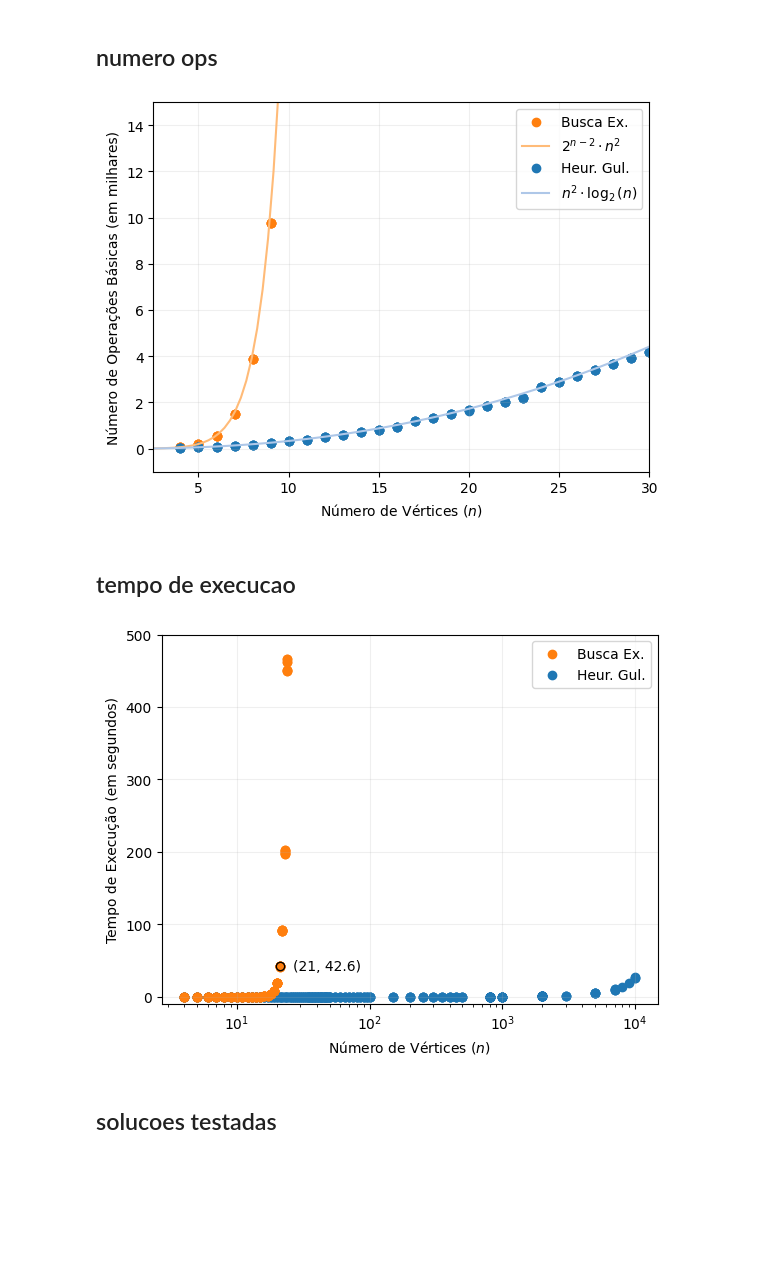
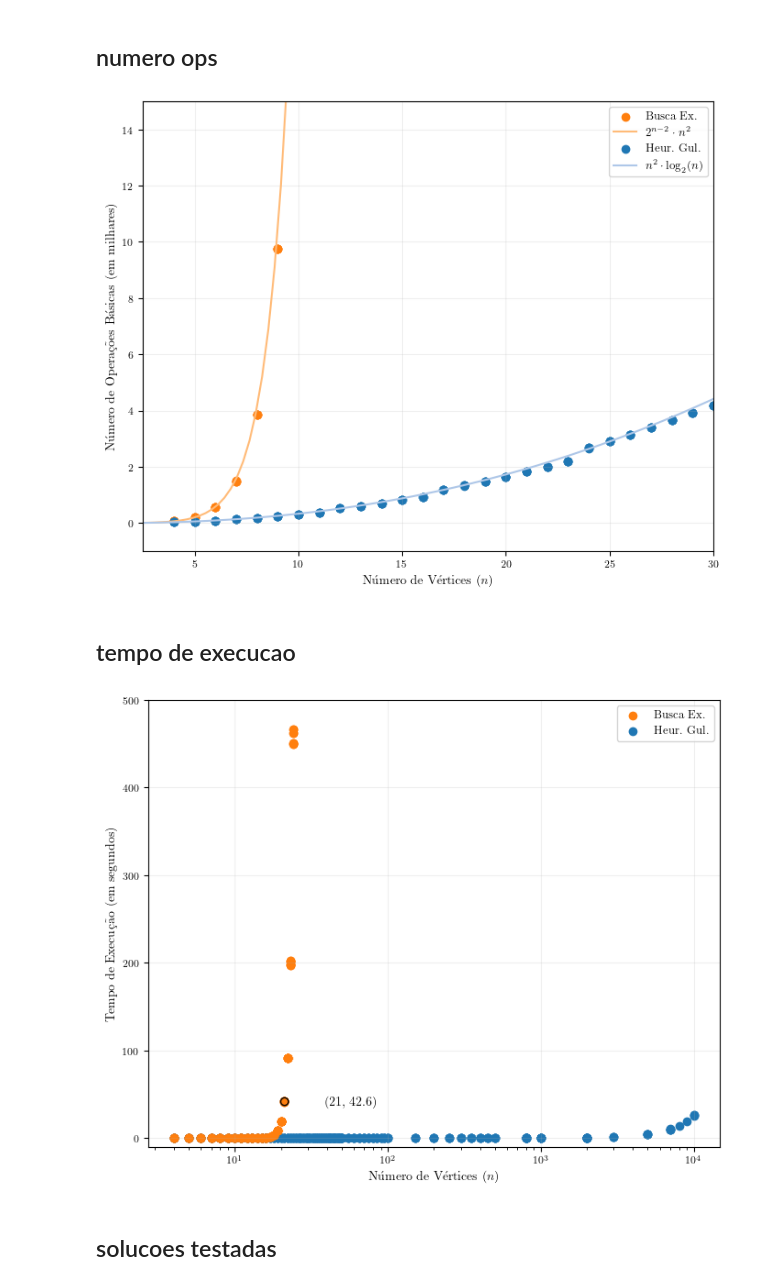
Before and after one commit to Hugoverissimo21/max-weighted-cut, a Jupyter notebook: Untitled benchmarks.ipynb, the cells around one changed output. Saved outputs shown, nothing was run; the diff lists cells and outputs as text; code cells hidden in the pictures; blank space fills up the shorter version.

Commit message:
plots saved

```diff
--- a/Untitled benchmarks.ipynb
+++ b/Untitled benchmarks.ipynb
@@ -64,34 +64,65 @@ NMAE (%) hugo: 2.484738758172613
 # %%
 n = df[("Graph", "n")]
 ops_heuristic = df[("Heuristic", "#operations")]
 ops_exhaustive= df[("Exhaustive", "#operations")]
+
+
+plt.rcParams.update({
+    "text.usetex": True,              # If you want to use LaTeX fonts in text
+    "font.family": "serif",           # IEEE uses Times New Roman-like fonts
+    "font.size": 10,                   # General font size for IEEE format
+    "axes.labelsize": 10,              # Axis labels font size
+    "legend.fontsize": 9,             # Legend font size
+    "xtick.labelsize": 8,             # X-axis tick labels font size
+    "ytick.labelsize": 8,             # Y-axis tick labels font size
+    "figure.figsize": (7, 7*0.8),
+    "savefig.dpi": 900,               # DPI for high-quality PNG/JPEG
+})
 
 fig, ax = plt.subplots()
 
 x1 = np.linspace(0.1, 30, 100)
 x2 = np.linspace(0.1, 30, 100)
 yE = x2**2 * 2**(x2-2)
 yH = x1**2 * np.log2(x1)
 plt.scatter(n, ops_exhaustive, c="#ff7f0e", label="Busca Ex.")
 plt.plot(x2, yE, label=r"$2^{n-2} \cdot n^2$", c="#ffbb78") #-2 pq é o 2^n/2 * 2^n/2 q dá 2^n/4 = 2^n-4 , e como sobe muito rapido...
 plt.scatter(n, ops_heuristic, c="#1f77b4", label="Heur. Gul.")
 plt.plot(x1, yH, label=r"$n^2 \cdot \log_2(n)$", c="#aec7e8") # heuristico
 plt.ylim(-1000,15000)
 plt.grid(True, alpha=0.2)
 plt.xlim(2.5,30)
-plt.legend()
+ax.legend(loc="best")
 ax.set_yticklabels([f'{int(label/1000)}' for label in ax.get_yticks()])
 plt.xlabel(r"Número de Vértices ($n$)")
 plt.ylabel(r"Número de Operações Básicas (em milhares)")
+plt.tight_layout()
+plt.savefig("numberOPS.png", format="png", dpi=900, bbox_inches="tight", transparent=True)
+
 plt.show()
 # %% [output]
-[figure, old version]
+[figure, new version]
 # %% [markdown]
 ## tempo de execucao
 # %%
 n = df[("Graph", "n")]
 ops_heuristic = df[("Heuristic", "exec_time")]
 ops_exhaustive= df[("Exhaustive", "exec_time")]
+
+
+
+plt.rcParams.update({
+    "text.usetex": True,              # If you want to use LaTeX fonts in text
+    "font.family": "serif",           # IEEE uses Times New Roman-like fonts
+    "font.size": 10,                   # General font size for IEEE format
+    "axes.labelsize": 10,              # Axis labels font size
+    "legend.fontsize": 9,             # Legend font size
+    "xtick.labelsize": 8,             # X-axis tick labels font size
+    "ytick.labelsize": 8,             # Y-axis tick labels font size
+    "figure.figsize": (7, 7*0.8),
+    "savefig.dpi": 900,               # DPI for high-quality PNG/JPEG
+})
+
 
 fig, ax = plt.subplots()
 plt.scatter(n, ops_exhaustive, c="#ff7f0e", label="Busca Ex.", alpha=1)
@@ -109,9 +140,13 @@ plt.text(n[68]+65, ops_exhaustive[68]-5,
          fontsize=10,
          ha='right',
          color='black')
+
+plt.tight_layout()
+plt.savefig("execTIME.png", format="png", dpi=900, bbox_inches="tight", transparent=True)
+
 plt.show()
 # %% [output]
-[figure, old version]
+[figure, new version]
 # %% [markdown]
 ## solucoes testadas
 # %%
```
Also changed, not shown: parts of 4 cells of this notebook, 3 other files.
